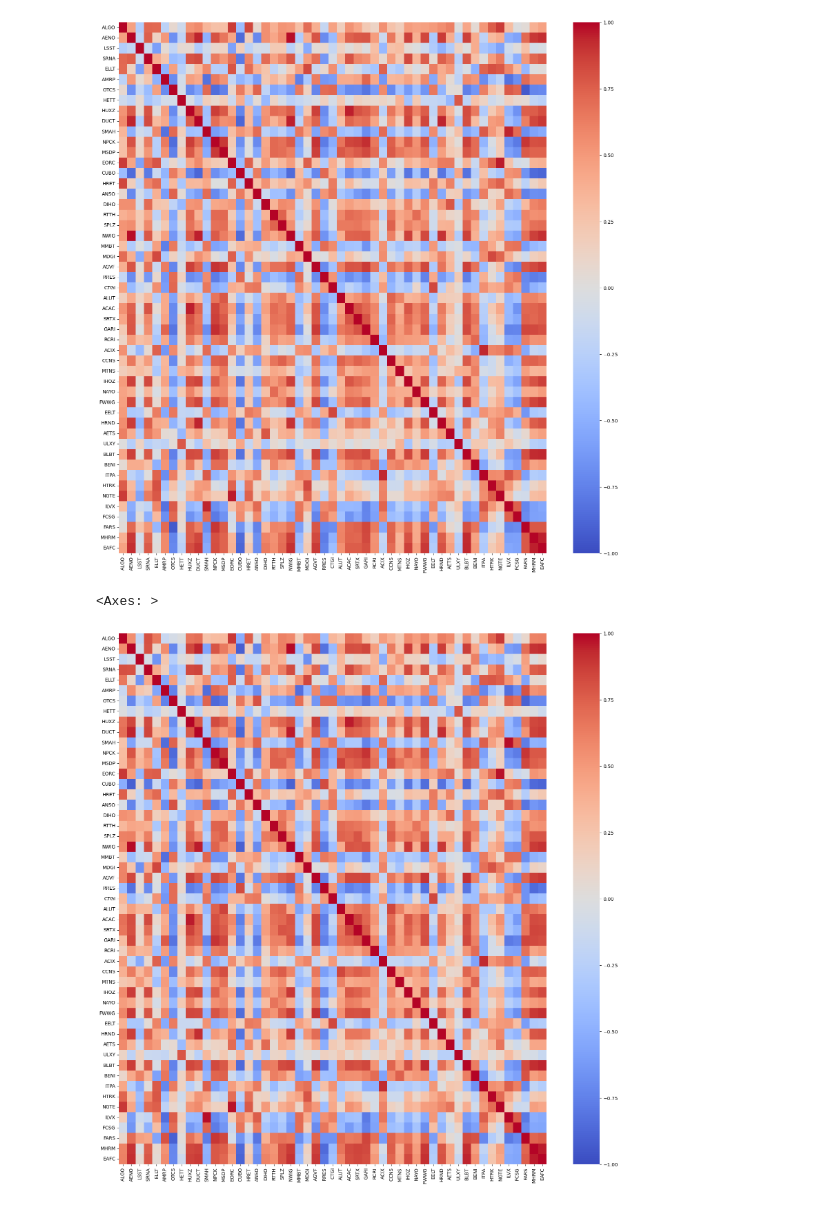
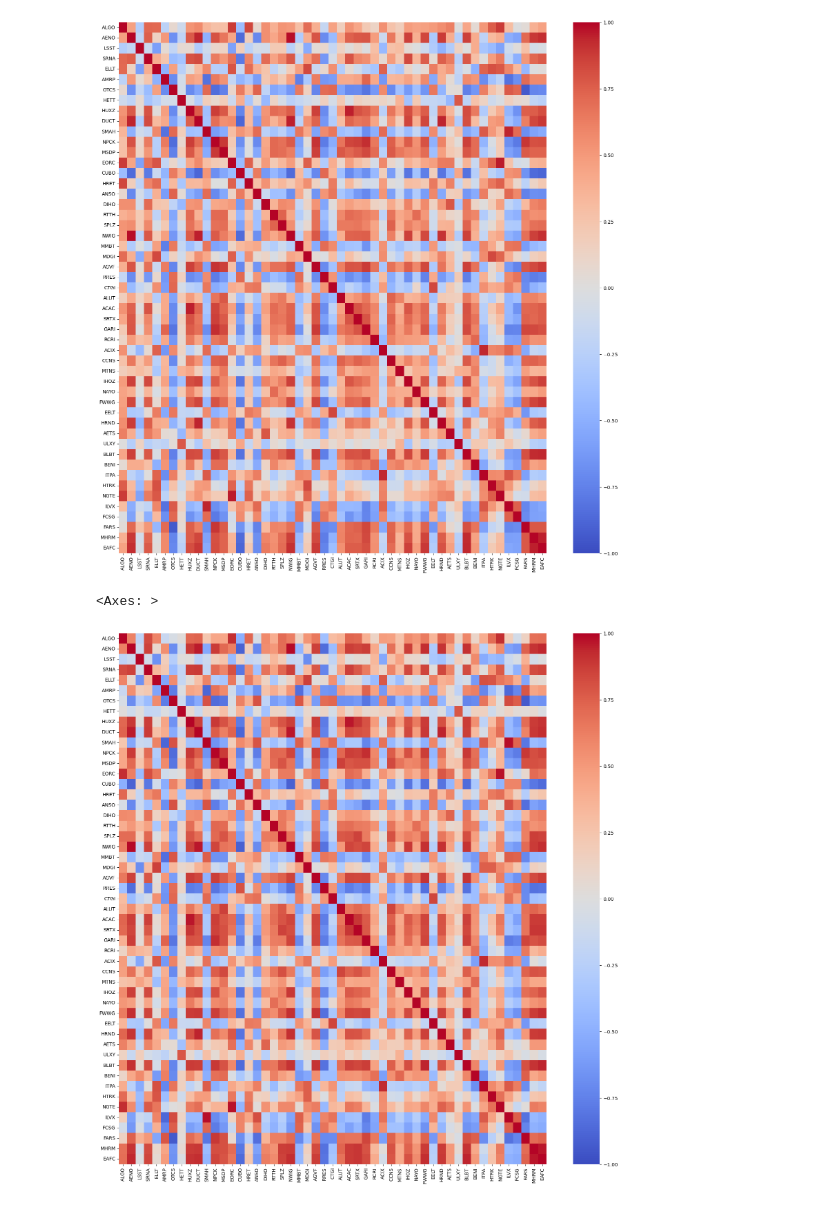
Before and after one commit to kneilkumar/SNK-Algothon, a Jupyter notebook: SIG ALGOTHON 2026/EDAS/Algothon EDA notebook.ipynb, the cells around one changed output. Cells and saved outputs as stored; diff of their text form; code cells hidden in the pictures.

```diff
--- a/SIG ALGOTHON 2026/EDAS/Algothon EDA notebook.ipynb
+++ b/SIG ALGOTHON 2026/EDAS/Algothon EDA notebook.ipynb
@@ -158,12 +158,12 @@ sns.heatmap(data=matrix1, cmap='coolwarm', vmin=-1, vmax=1)
 <Axes: >
 [figure]
 # %%
-matrix2 = prices.corr('pearson')
+matrix2 = np.log(prices).corr('pearson')
 plt.figure(figsize=(20,20))
 sns.heatmap(data=matrix2, cmap='coolwarm', vmin=-1, vmax=1)
 # %% [output]
 <Axes: >
-[figure, old version]
+[figure, new version]
 # %%
 dcorr_df = pd.read_csv('dcorr_df.csv')
 from scipy.spatial.distance import squareform
```
Also changed, not shown: parts of 14 cells of this notebook, 20 other files.
